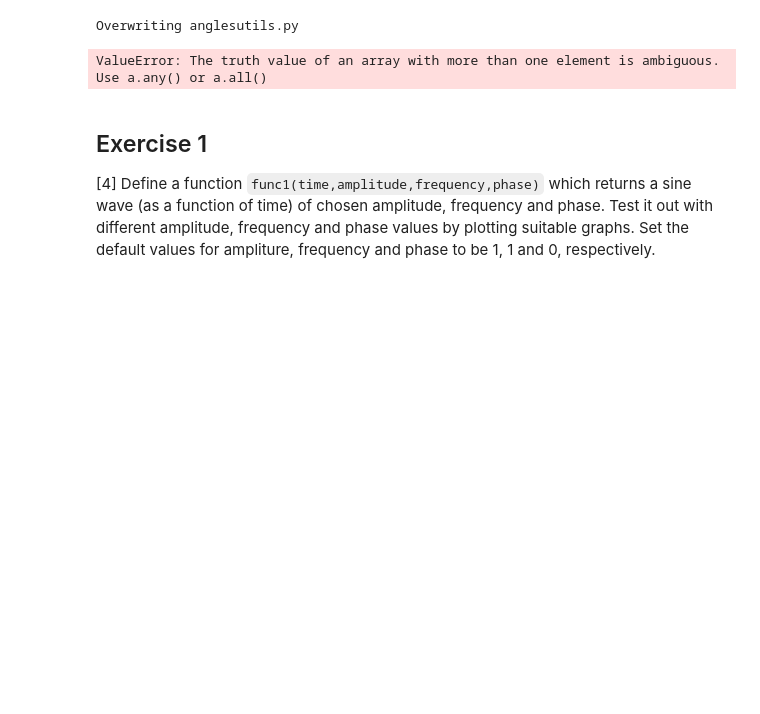
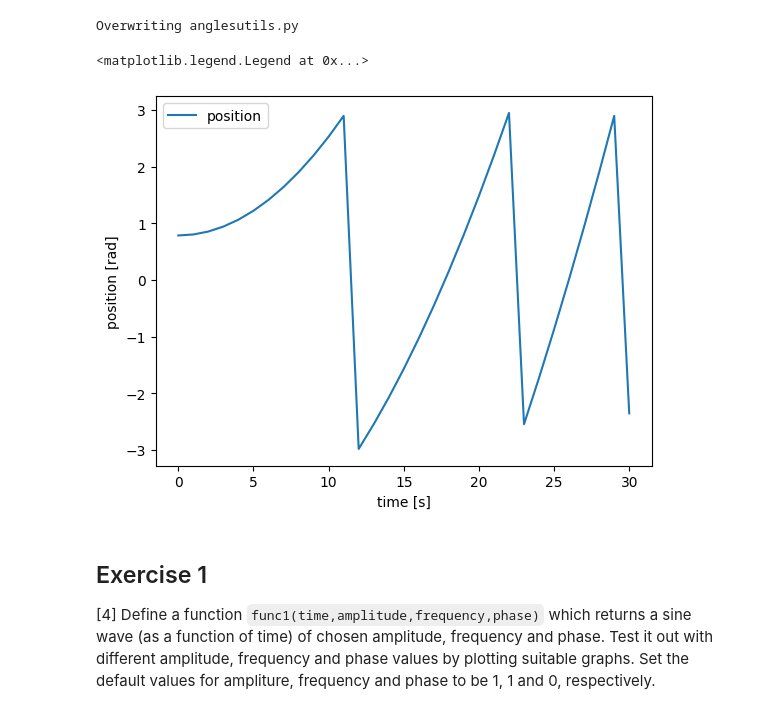
Before and after one commit to PX2145-2025/week-1-b-max-cook, a Jupyter notebook: Copy_of_Functions.ipynb, the cells around one changed output. Saved outputs shown, nothing was run; the diff lists cells and outputs as text; code cells hidden in the pictures; blank space fills up the shorter version.

```diff
--- a/Copy_of_Functions.ipynb
+++ b/Copy_of_Functions.ipynb
@@ -283,17 +283,23 @@ def convert(angle):
 
 def recenter(angle):
     'wraps angles in radian to (-pi,pi] interval'
-    return (angle + pi) % (2 * pi) - pi
+    return angle%(2*pi)
 # %% [output]
 Overwriting anglesutils.py
 # %%
 from anglesutils import convert, recenter
+from matplotlib.pyplot import plot, xlabel, ylabel
+
 time=linspace(0,30,31)
 position=45+1/2*2*time**2
-radians=convert(position)
-print(recenter(radians))
+radians=recenter(convert(position))
+plot(time, radians, label='position')
+xlabel('time [s]')
+ylabel('position [rad]')
+legend()
 # %% [output]
-ValueError: The truth value of an array with more than one element is ambiguous. Use a.any() or a.all()
+<matplotlib.legend.Legend at 0x...>
+[figure, added]
 # %% [markdown]
 ## Exercise 1
 
```
Also changed, not shown: parts of 3 cells of this notebook.
